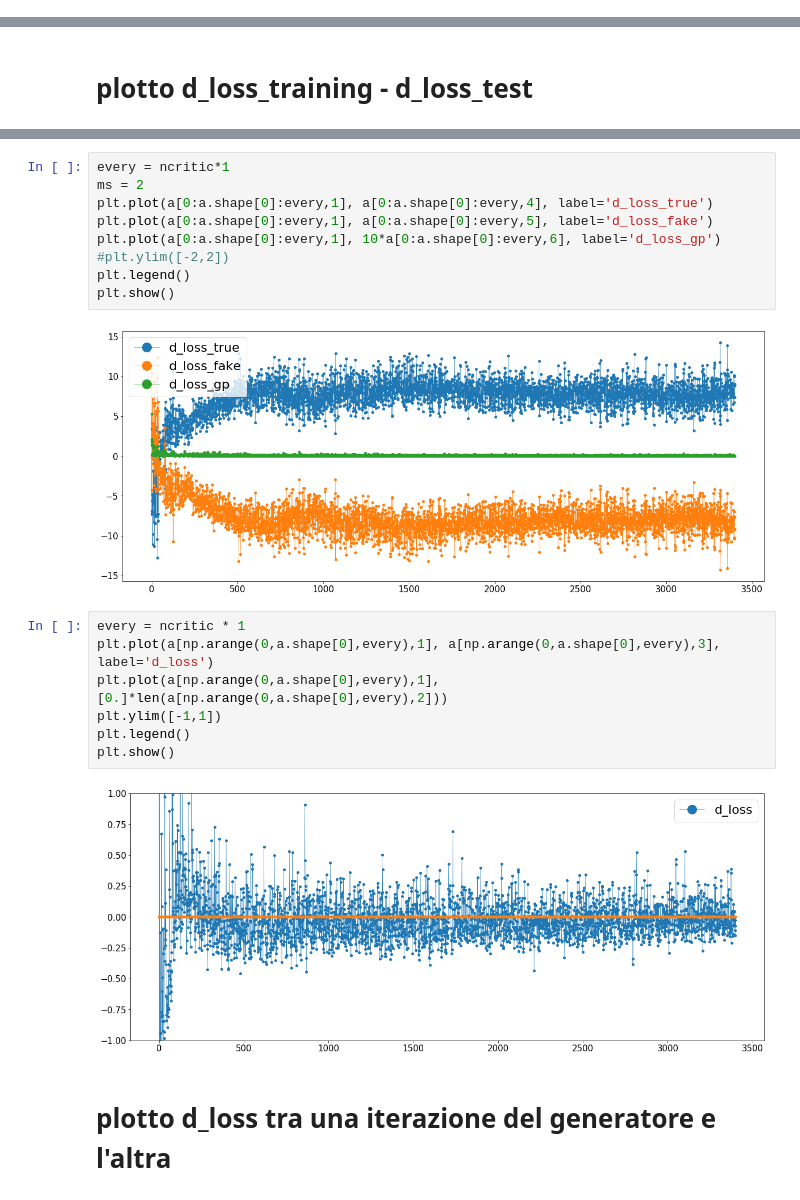
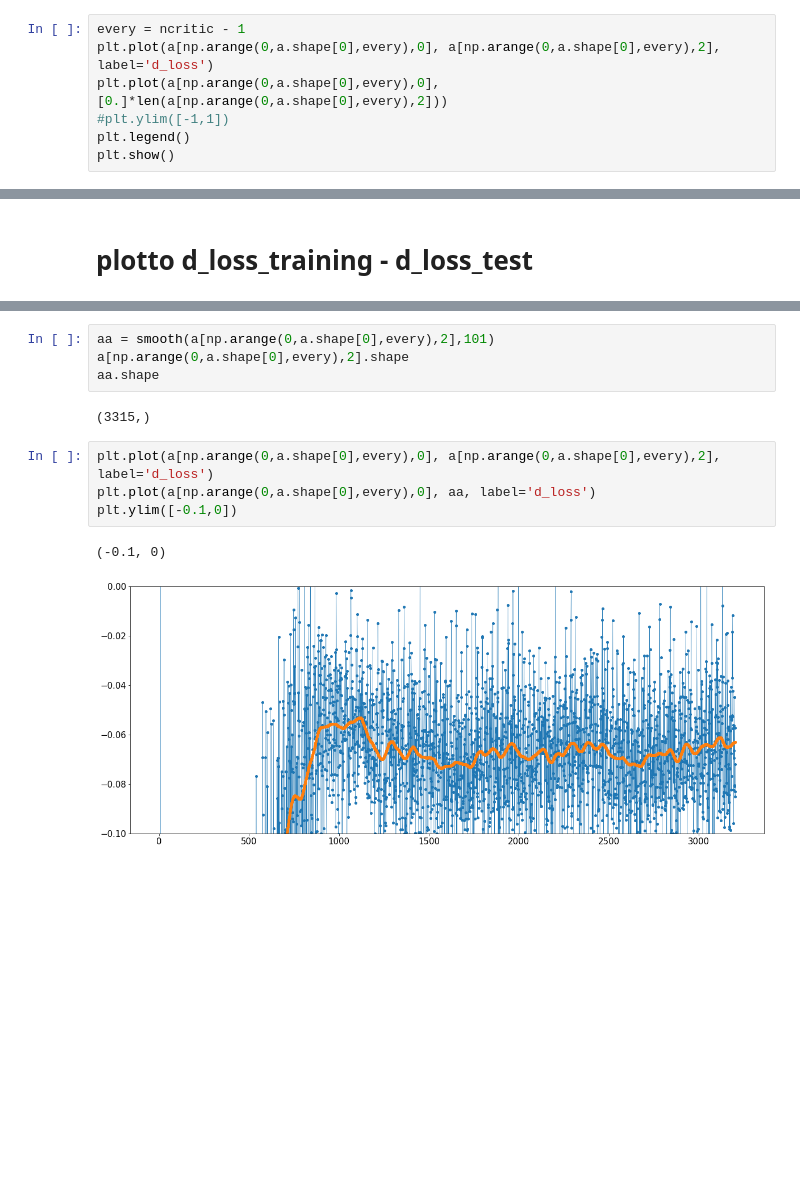
Before and after one commit to scarpma/lagrangian, a Jupyter notebook: wgangp/training_analysis.ipynb, the cells around one changed output, grey strips where cells are left out. Drawn from its saved outputs; the diff is of its cells as text; blank space fills up the shorter version.

```diff
--- a/wgangp/training_analysis.ipynb
+++ b/wgangp/training_analysis.ipynb
@@ -39,0 +52,7 @@ plt.rcParams['lines.marker'] = '.'
+# %%
+every = ncritic - 1
+plt.plot(a[np.arange(0,a.shape[0],every),0], a[np.arange(0,a.shape[0],every),2], label='d_loss')
+plt.plot(a[np.arange(0,a.shape[0],every),0], [0.]*len(a[np.arange(0,a.shape[0],every),2]))
+#plt.ylim([-1,1])
+plt.legend()
+plt.show()
@@ -56,22 +198,13 @@ plt.show()
+# %%
+aa = smooth(a[np.arange(0,a.shape[0],every),2],101)
+a[np.arange(0,a.shape[0],every),2].shape
+aa.shape
+# %% [output]
+(3315,)
 # %%
-every = ncritic*1
-ms = 2
-plt.plot(a[0:a.shape[0]:every,1], a[0:a.shape[0]:every,4], label='d_loss_true')
-plt.plot(a[0:a.shape[0]:every,1], a[0:a.shape[0]:every,5], label='d_loss_fake')
-plt.plot(a[0:a.shape[0]:every,1], 10*a[0:a.shape[0]:every,6], label='d_loss_gp')
-#plt.ylim([-2,2])
-plt.legend()
-plt.show()
+plt.plot(a[np.arange(0,a.shape[0],every),0], a[np.arange(0,a.shape[0],every),2], label='d_loss')
+plt.plot(a[np.arange(0,a.shape[0],every),0], aa, label='d_loss')
+plt.ylim([-0.1,0])
 # %% [output]
+(-0.1, 0)
-[figure, old version]
+[figure, new version]
-# %%
-every = ncritic * 1
-plt.plot(a[np.arange(0,a.shape[0],every),1], a[np.arange(0,a.shape[0],every),3], label='d_loss')
-plt.plot(a[np.arange(0,a.shape[0],every),1], [0.]*len(a[np.arange(0,a.shape[0],every),2]))
-plt.ylim([-1,1])
-plt.legend()
-plt.show()
-# %% [output]
-[figure, removed]
-# %% [markdown]
-# plotto d_loss tra una iterazione del generatore e l'altra
```
Also changed, not shown: parts of 11 cells of this notebook, 5 other files.
